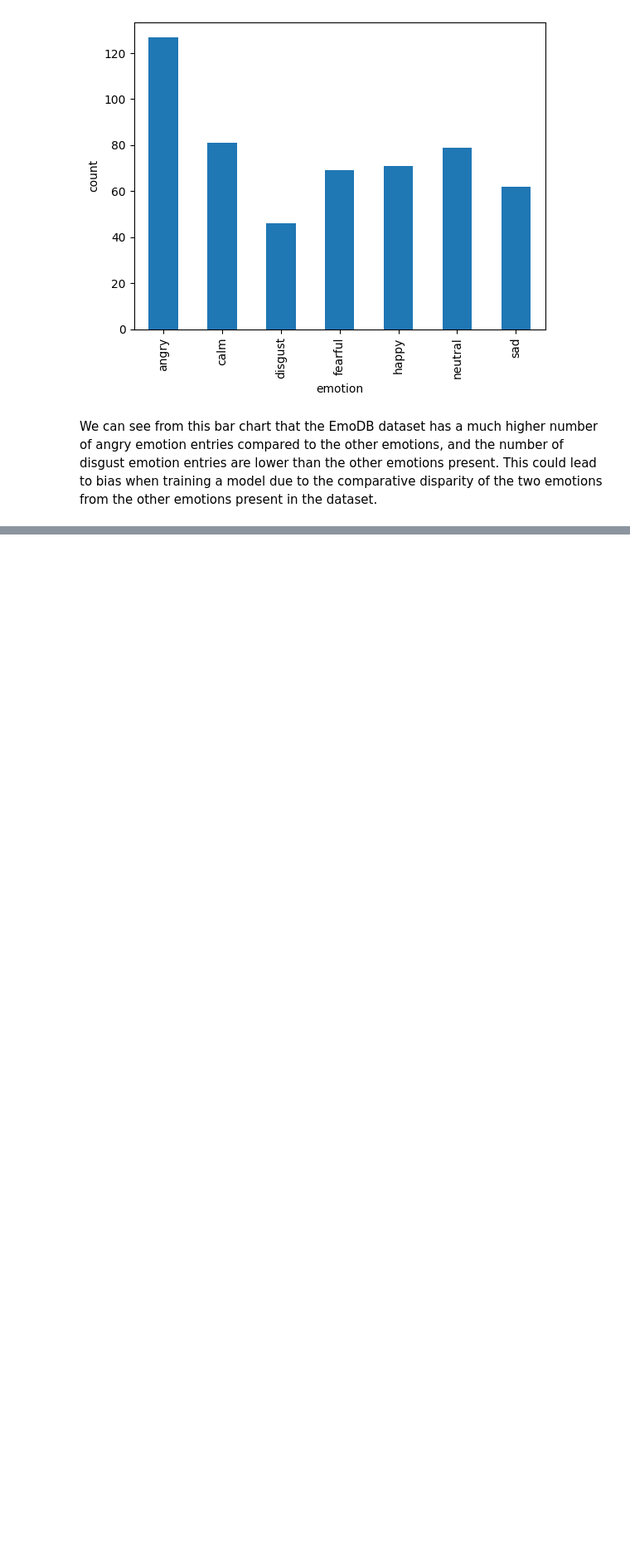
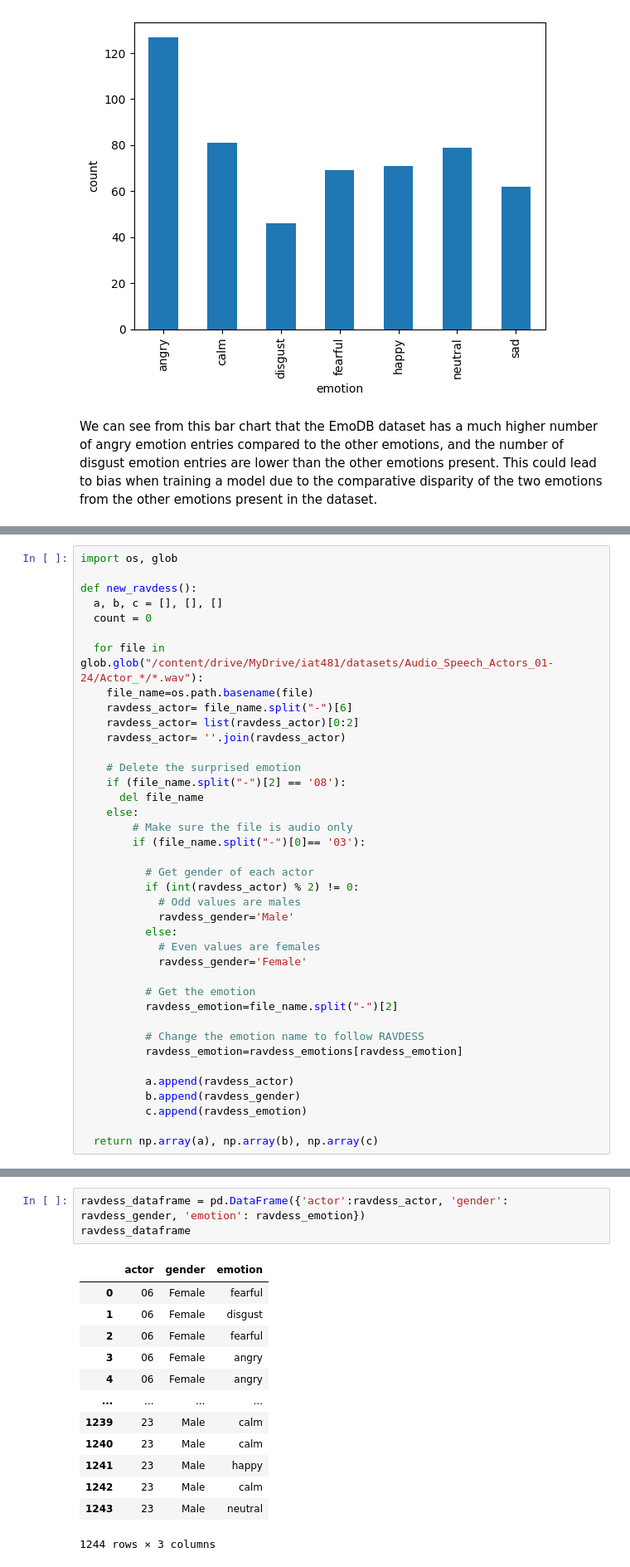
Before and after one commit to manideepvangari/Week-2_Data_Preprocessing, a Jupyter notebook: Week_2_Data_Preprocessing.ipynb, the cells around one changed output, grey strips where cells are left out. Shown at 83% size. Drawn from its saved outputs; the diff is of its cells as text; blank space fills up the shorter version.

```diff
--- a/Week_2_Data_Preprocessing.ipynb
+++ b/Week_2_Data_Preprocessing.ipynb
@@ -1160,0 +1165,39 @@ We can see from this bar chart that the EmoDB dataset has a much higher number o
+# %%
+import os, glob
+
+def new_ravdess():
+  a, b, c = [], [], []
+  count = 0
+
+  for file in glob.glob("/content/drive/MyDrive/iat481/datasets/Audio_Speech_Actors_01-24/Actor_*/*.wav"):
+    file_name=os.path.basename(file)
+    ravdess_actor= file_name.split("-")[6]
+    ravdess_actor= list(ravdess_actor)[0:2]
+    ravdess_actor= ''.join(ravdess_actor)
+
+    # Delete the surprised emotion
+    if (file_name.split("-")[2] == '08'):
+      del file_name
+    else:
+        # Make sure the file is audio only
+        if (file_name.split("-")[0]== '03'):
+
+          # Get gender of each actor
+          if (int(ravdess_actor) % 2) != 0:
+            # Odd values are males
+            ravdess_gender='Male'
+          else:
+            # Even values are females
+            ravdess_gender='Female'
+
+          # Get the emotion
+          ravdess_emotion=file_name.split("-")[2]
+
+          # Change the emotion name to follow RAVDESS
+          ravdess_emotion=ravdess_emotions[ravdess_emotion]
+
+          a.append(ravdess_actor)
+          b.append(ravdess_gender)
+          c.append(ravdess_emotion)
+
+  return np.array(a), np.array(b), np.array(c)
@@ -1160,0 +1208,17 @@ We can see from this bar chart that the EmoDB dataset has a much higher number o
+# %%
+ravdess_dataframe = pd.DataFrame({'actor':ravdess_actor, 'gender': ravdess_gender, 'emotion': ravdess_emotion})
+ravdess_dataframe
+# %% [output]
+|  | actor | gender | emotion |
+| 0 | 06 | Female | fearful |
+| 1 | 06 | Female | disgust |
+| 2 | 06 | Female | fearful |
+| 3 | 06 | Female | angry |
+| 4 | 06 | Female | angry |
+| ... | ... | ... | ... |
+| 1239 | 23 | Male | calm |
+| 1240 | 23 | Male | calm |
+| 1241 | 23 | Male | happy |
+| 1242 | 23 | Male | calm |
+| 1243 | 23 | Male | neutral |
+1244 rows × 3 columns
```
Also changed, not shown: parts of 11 cells of this notebook.
